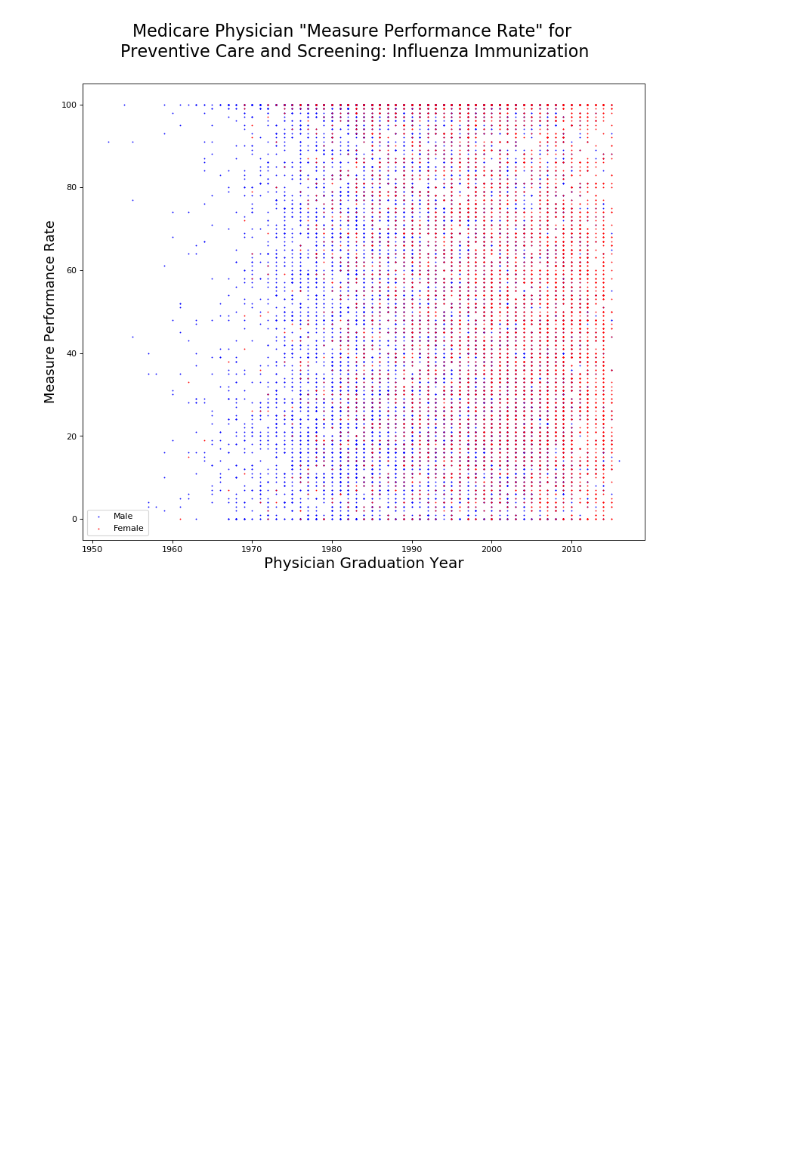
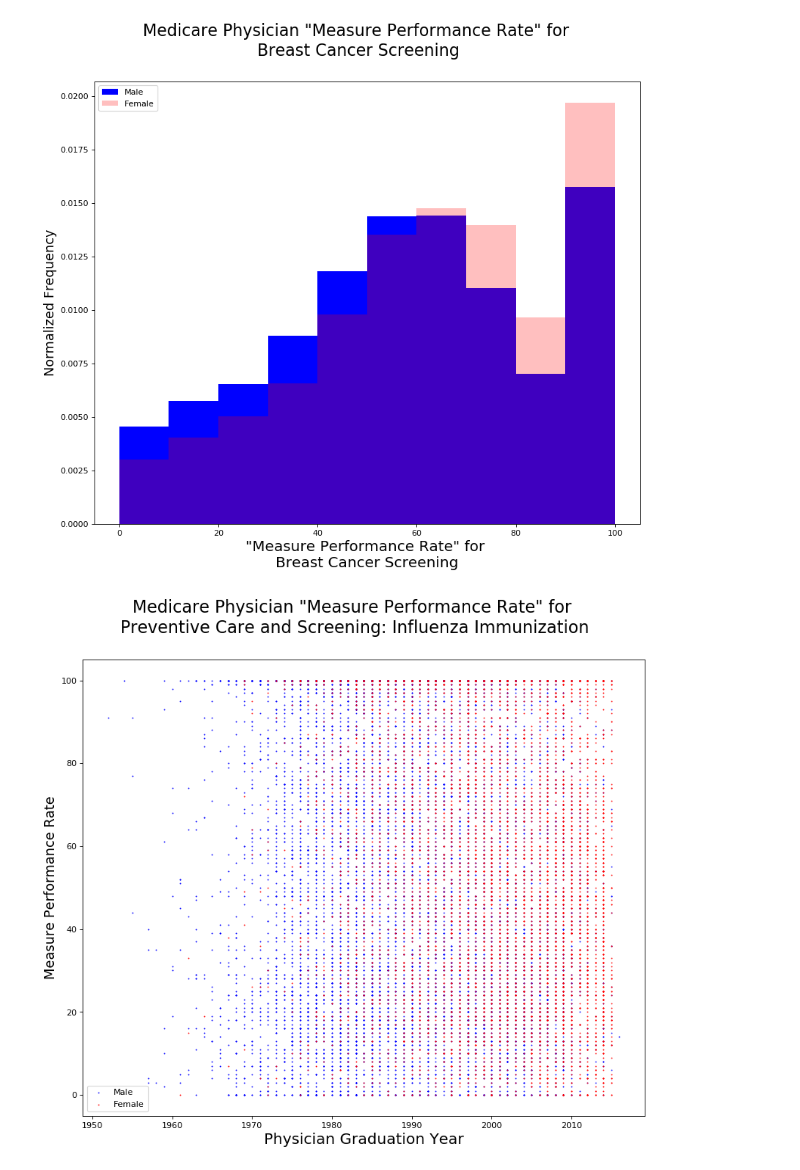
Before and after one commit to scottjn/jnscott_tdi, a Jupyter notebook: jnscott_tdi_medicare.ipynb, the cells around one changed output. Drawn from its saved outputs; the diff is of its cells as text; code cells hidden in the pictures; blank space fills up the shorter version.

```diff
--- a/jnscott_tdi_medicare.ipynb
+++ b/jnscott_tdi_medicare.ipynb
@@ -23 +54,12 @@ fluf.columns=[c.replace(' ', '_') for c in fluf.columns]
+# %%
+fig2=plt.figure(figsize=(12, 10), dpi= 80, facecolor='w', edgecolor='k')
+fig2.suptitle('Medicare Physician "Measure Performance Rate" for \nBreast Cancer Screening', fontsize=20)
+plt.xlabel('"Measure Performance Rate" for \nBreast Cancer Screening', fontsize=18)
+plt.ylabel('Normalized Frequency', fontsize=16)
+ax3=plt.hist(brcancm.Measure_Performance_Rate, label="Male", bins=d, color='blue', normed=True)
+ax4=plt.hist(brcancf.Measure_Performance_Rate, label="Female", bins=d, color='red', normed=True, alpha=0.25)
+plt.gca().legend()
+plt.show()
+# %% [output]
+[figure, added]
 # %%
```
Also changed, not shown: parts of 10 cells of this notebook.
